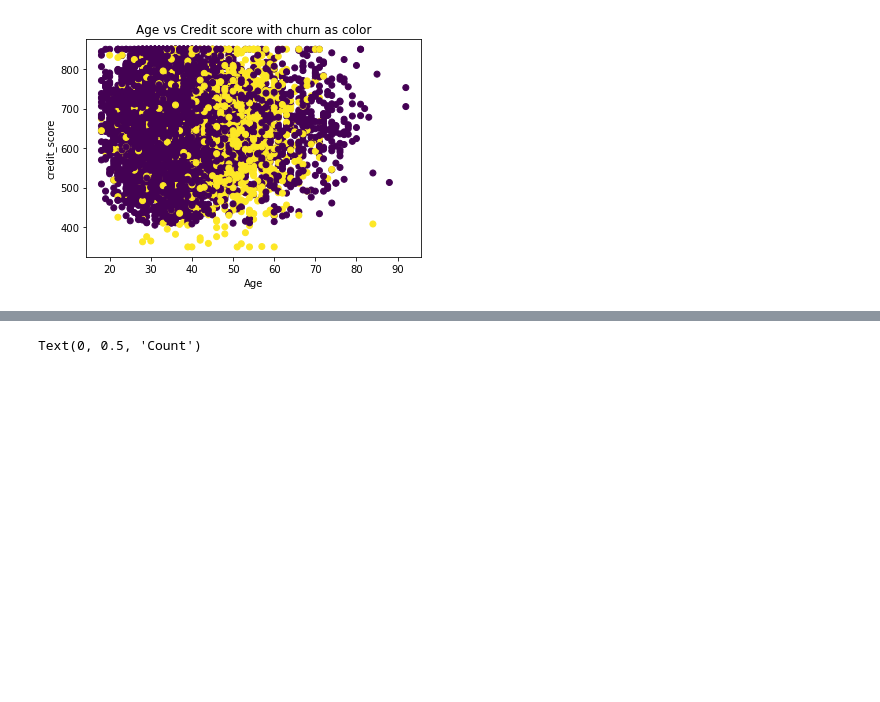
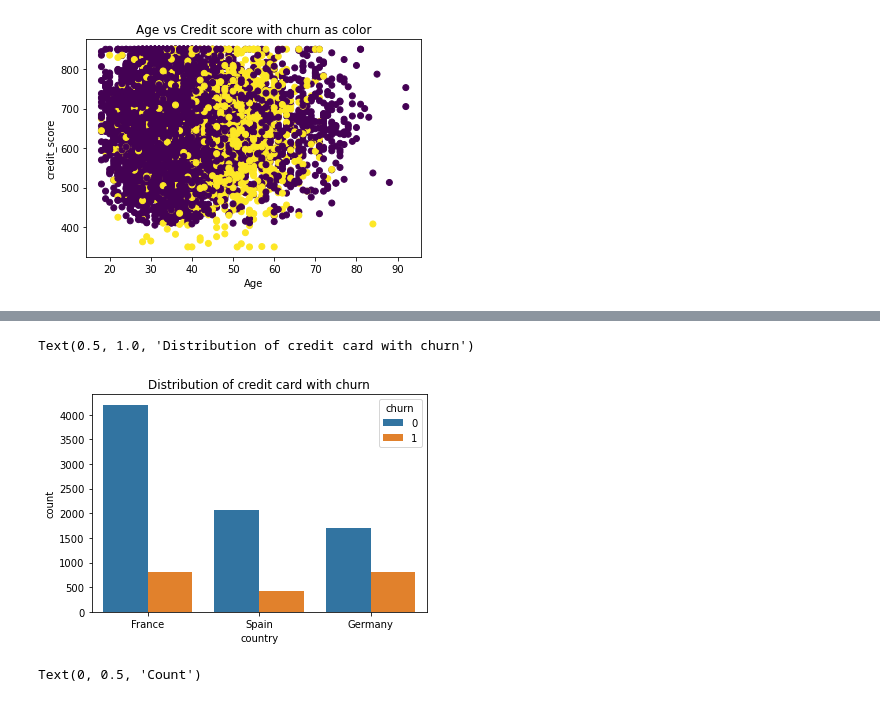
Before and after one commit to Fatemeh-Khosravi/Customer-Churn-Prediction, a Jupyter notebook: ADS505 - Team Project - EDA, Pre-process - SKuc.ipynb, the cells around one changed output, grey strips where cells are left out. Drawn from its saved outputs; the diff is of its cells as text; code cells hidden in the pictures; blank space fills up the shorter version.

```diff
--- a/ADS505 - Team Project - EDA, Pre-process - SKuc.ipynb
+++ b/ADS505 - Team Project - EDA, Pre-process - SKuc.ipynb
@@ -133,3 +157,11 @@ Text(0, 0.5, 'credit_score')
+# %%
+# let's see barchart of distribution for income
+
+sns.countplot(x = 'country', hue = 'churn', data = bank)
+plt.title("Distribution of credit card with churn")
+# %% [output]
+Text(0.5, 1.0, 'Distribution of credit card with churn')
+[figure, added]
 # %%
 # let's quickly create new datasets where churn = 0 and churn = 1 to easily to some more exploration
 
```
Also changed, not shown: parts of 15 cells of this notebook.
